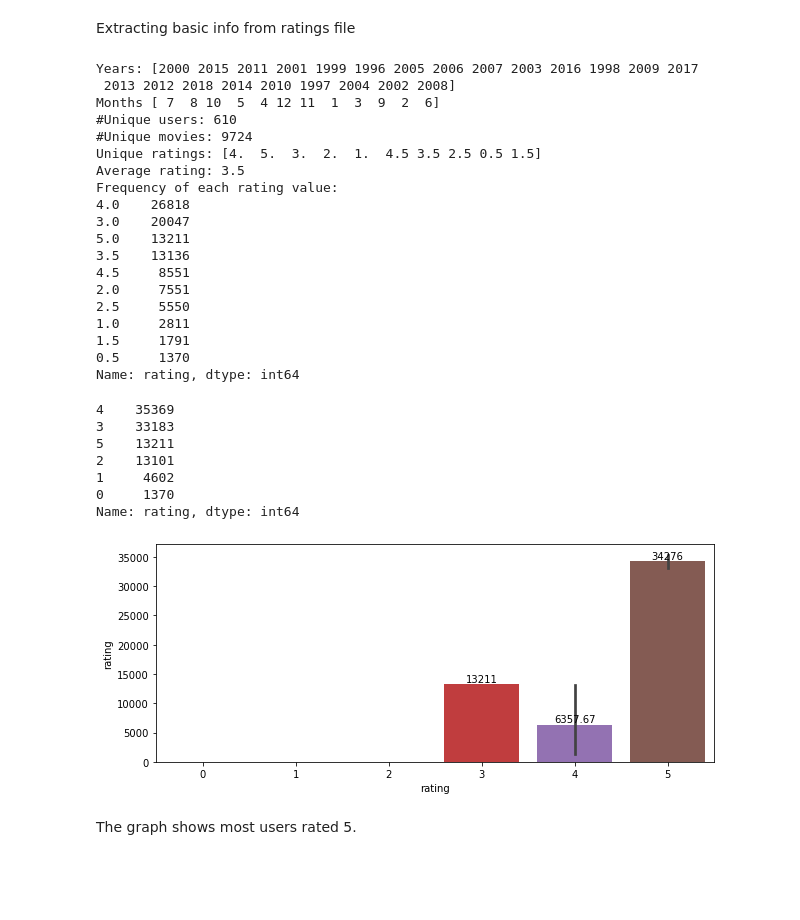
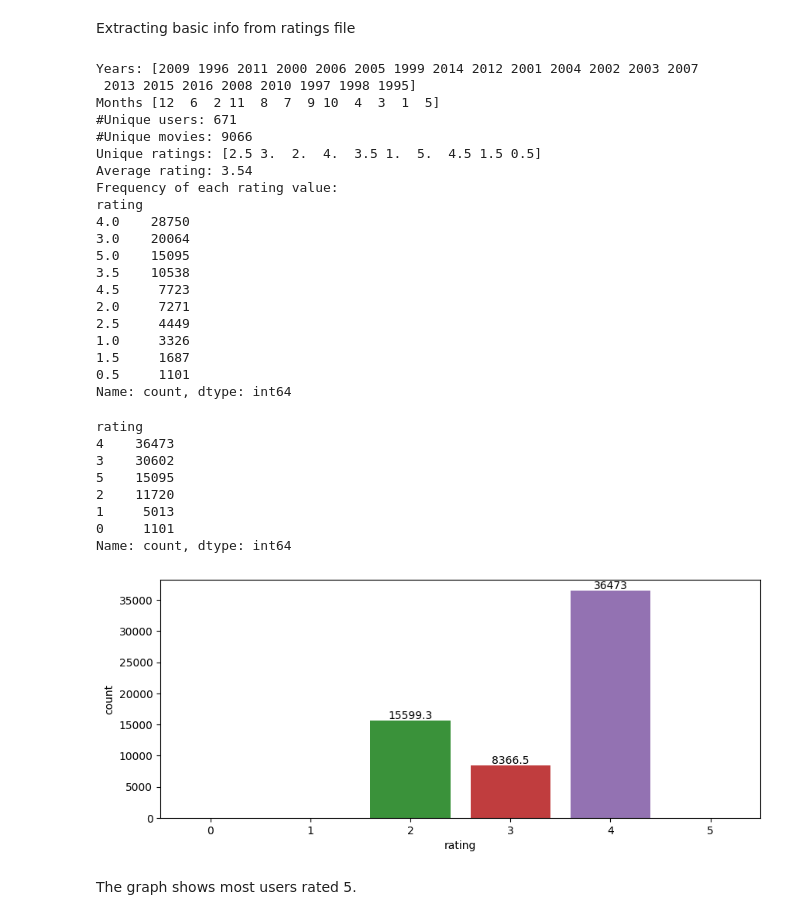
Before and after one commit to shiv-pratap2002/Movie-Recommender-System, a Jupyter notebook: experiments_eda_model-building.ipynb, the cells around one changed output. Saved outputs shown, nothing was run; the diff lists cells and outputs as text; code cells hidden in the pictures; blank space fills up the shorter version.

```diff
--- a/experiments_eda_model-building.ipynb
+++ b/experiments_eda_model-building.ipynb
@@ -93,6 +75,6 @@ Successfully installed numpy-1.25.0 pandas-2.0.2 pytz-2023.3 tzdata-2023.3
 # %%
-movies_df = pd.read_csv('C:\Users\Shiv\Desktop\2 months\`Movie-Recommender-System\movielens\movies.csv')
-movies_df.info()`
+movies_df = pd.read_csv('movies_dataset//movies.csv')
+movies_df.info()
 # %% [output]
 <class 'pandas.core.frame.DataFrame'>
 RangeIndex: 9742 entries, 0 to 9741
@@ -319,7 +301,7 @@ This graph offers count of every genre for the movies. Most movies in dataset is
 # %% [markdown]
 Next we are going to work on ratings csv file, it has the ratings for each movie a given user has watched. Movie and Users are identified by special identifier for the respective columns
 # %%
-ratings_df = pd.read_csv('C://Users//spssh//Desktop//Recommender//movielens//ratings.csv')
+ratings_df = pd.read_csv('movies_dataset//ratings_small.csv')
 ratings_df.info()
 # %% [output]
 <class 'pandas.core.frame.DataFrame'>
@@ -404,43 +386,45 @@ print('Average rating:', round(ratings_df.rating.mean(), 2))
 print('Frequency of each rating value:')
 print(ratings_df['rating'].value_counts())
 # %% [output]
-Years: [2000 2015 2011 2001 1999 1996 2005 2006 2007 2003 2016 1998 2009 2017
- 2013 2012 2018 2014 2010 1997 2004 2002 2008]
-Months [ 7  8 10  5  4 12 11  1  3  9  2  6]
-#Unique users: 610
-#Unique movies: 9724
-Unique ratings: [4.  5.  3.  2.  1.  4.5 3.5 2.5 0.5 1.5]
-Average rating: 3.5
+Years: [2009 1996 2011 2000 2006 2005 1999 2014 2012 2001 2004 2002 2003 2007
+ 2013 2015 2016 2008 2010 1997 1998 1995]
+Months [12  6  2 11  8  7  9 10  4  3  1  5]
+#Unique users: 671
+#Unique movies: 9066
+Unique ratings: [2.5 3.  2.  4.  3.5 1.  5.  4.5 1.5 0.5]
+Average rating: 3.54
 Frequency of each rating value:
-4.0    26818
-3.0    20047
-5.0    13211
-3.5    13136
-4.5     8551
-2.0     7551
-2.5     5550
-1.0     2811
-1.5     1791
-0.5     1370
-Name: rating, dtype: int64
+rating
+4.0    28750
+3.0    20064
+5.0    15095
+3.5    10538
+4.5     7723
+2.0     7271
+2.5     4449
+1.0     3326
+1.5     1687
+0.5     1101
+Name: count, dtype: int64
 # %%
 ratings_df['rating'] = ratings_df['rating'].astype('int')
 # %%
 ratings_df['rating'].value_counts()
 # %% [output]
-4    35369
-3    33183
-5    13211
-2    13101
-1     4602
-0     1370
-Name: rating, dtype: int64
+rating
+4    36473
+3    30602
+5    15095
+2    11720
+1     5013
+0     1101
+Name: count, dtype: int64
 # %%
 plt.rcParams["figure.figsize"] = (10,4)
-ax = sns.barplot(x = 'rating',y = ratings_df['rating'].value_counts(),data = ratings_df,)
+ax = sns.barplot(x = 'rating',y = ratings_df['rating'].value_counts(),data = ratings_df,errorbar=None)
 t  = ax.bar_label(ax.containers[0])
 # %% [output]
-[figure, old version]
+[figure, new version]
 # %% [markdown]
 The graph shows most users rated 5.
 # %% [markdown]
```
Also changed, not shown: parts of 46 cells of this notebook, 13 other files.
